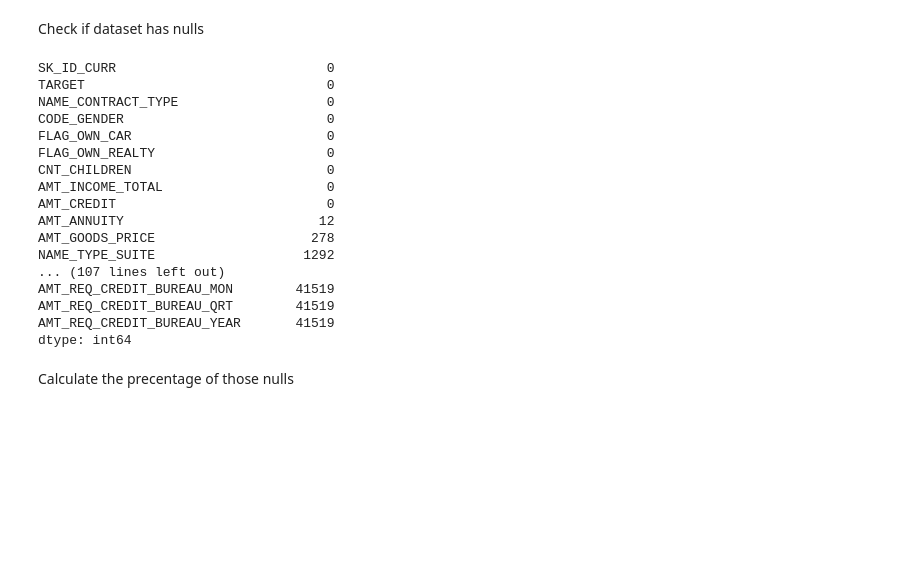
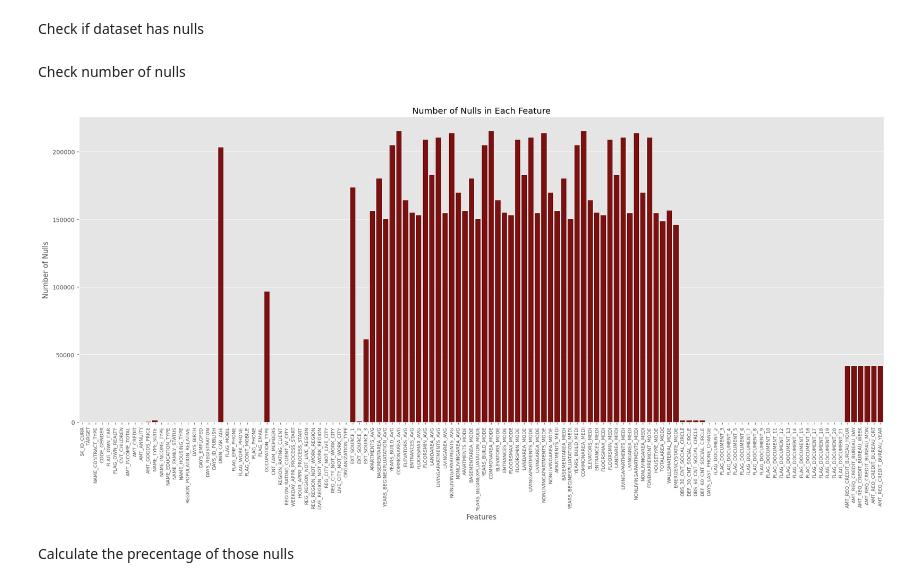
Before and after one commit to mohameedamrr/loan-defaulter-prediction, a Jupyter notebook: Final Notebooks/data-exploration.ipynb, the cells around one changed output. Drawn from its saved outputs; the diff is of its cells as text; code cells hidden in the pictures; blank space fills up the shorter version.

```diff
--- a/Final Notebooks/data-exploration.ipynb
+++ b/Final Notebooks/data-exploration.ipynb
@@ -71,25 +77,23 @@ application_df.describe()
 # %% [markdown]
 Check if dataset has nulls
 # %%
-application_df.isna().sum()
+null_counts = application_df.isna().sum()
-# %% [output]
-SK_ID_CURR                           0
-TARGET                               0
-NAME_CONTRACT_TYPE                   0
-CODE_GENDER                          0
-FLAG_OWN_CAR                         0
-FLAG_OWN_REALTY                      0
-CNT_CHILDREN                         0
-AMT_INCOME_TOTAL                     0
-AMT_CREDIT                           0
-AMT_ANNUITY                         12
-AMT_GOODS_PRICE                    278
-NAME_TYPE_SUITE                   1292
-... (107 lines left out)
-AMT_REQ_CREDIT_BUREAU_MON        41519
-AMT_REQ_CREDIT_BUREAU_QRT        41519
-AMT_REQ_CREDIT_BUREAU_YEAR       41519
-dtype: int64
+# %% [markdown]
+Check number of nulls
+# %%
+null_counts_df = null_counts.reset_index()
+null_counts_df.columns = ['Feature', 'Number of Nulls']
+
+plt.figure(figsize=(20, 10))
+sns.barplot(x='Feature', y='Number of Nulls', data=null_counts_df, color='darkred')
+plt.title('Number of Nulls in Each Feature')
+plt.xlabel('Features')
+plt.ylabel('Number of Nulls')
+plt.xticks(rotation=90, fontsize=8)  # Rotate x labels and adjust font size
+plt.tight_layout()  # Adjust layout to ensure everything fits
+plt.show()
+# %% [output]
+[figure, added]
 # %% [markdown]
 Calculate the precentage of those nulls
 # %%
```
Also changed, not shown: parts of 12 cells of this notebook, 2 other files.
